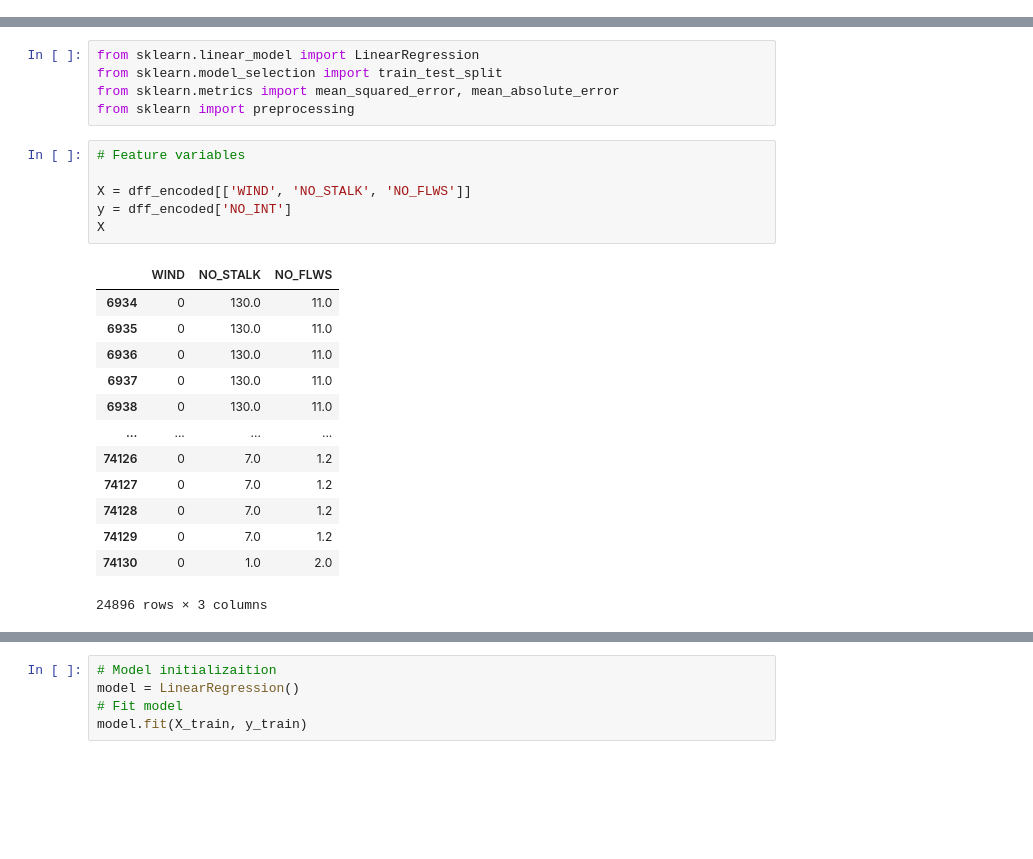
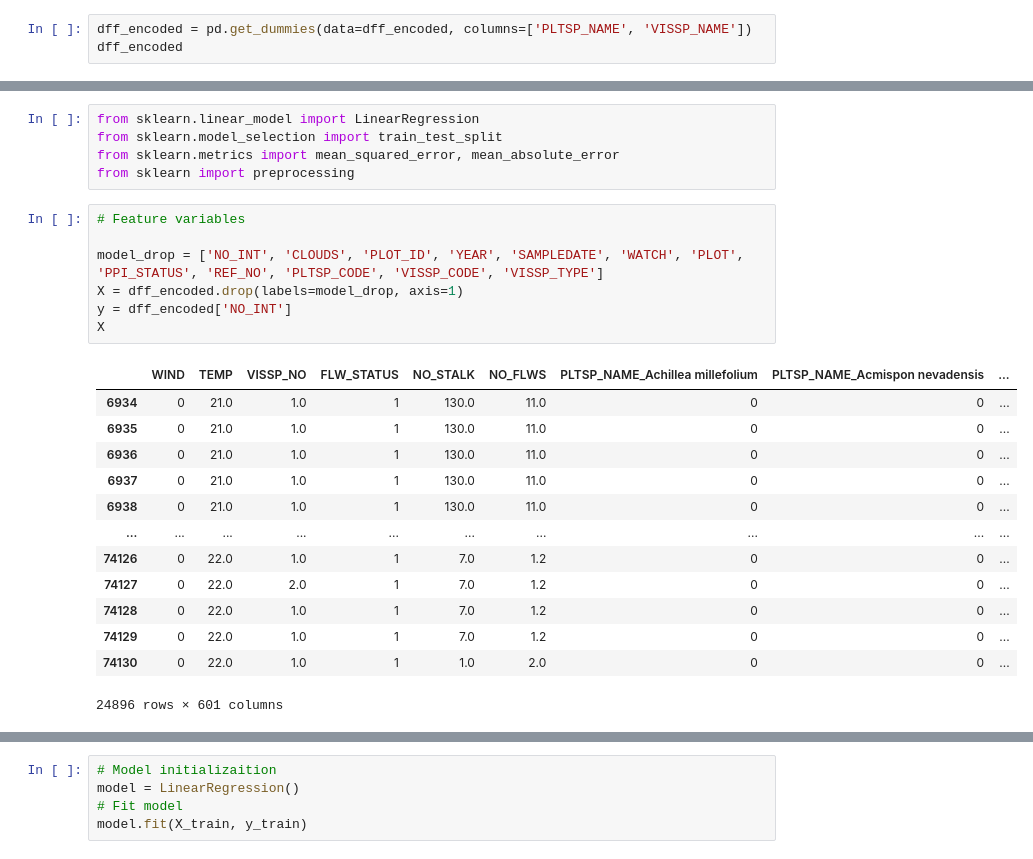
Before and after one commit to AlexandreSeb97/data200-fall22, a Jupyter notebook: analysis.ipynb, the cells around one changed output, grey strips where cells are left out. Drawn from its saved outputs; the diff is of its cells as text; blank space fills up the shorter version.

```diff
--- a/analysis.ipynb
+++ b/analysis.ipynb
@@ -360,0 +363,3 @@ plt.show()
+# %%
+dff_encoded = pd.get_dummies(data=dff_encoded, columns=['PLTSP_NAME', 'VISSP_NAME'])
+dff_encoded
@@ -372,23 +391,24 @@ from sklearn import preprocessing
 # %%
 # Feature variables
 
-X = dff_encoded[['WIND', 'NO_STALK', 'NO_FLWS']]
+model_drop = ['NO_INT', 'CLOUDS', 'PLOT_ID', 'YEAR', 'SAMPLEDATE', 'WATCH', 'PLOT', 'PPI_STATUS', 'REF_NO', 'PLTSP_CODE', 'VISSP_CODE', 'VISSP_TYPE']
+X = dff_encoded.drop(labels=model_drop, axis=1)
 y = dff_encoded['NO_INT']
 X
 # %% [output]
-|  | WIND | NO_STALK | NO_FLWS |
-| 6934 | 0 | 130.0 | 11.0 |
-| 6935 | 0 | 130.0 | 11.0 |
-| 6936 | 0 | 130.0 | 11.0 |
-| 6937 | 0 | 130.0 | 11.0 |
-| 6938 | 0 | 130.0 | 11.0 |
-| ... | ... | ... | ... |
-| 74126 | 0 | 7.0 | 1.2 |
-| 74127 | 0 | 7.0 | 1.2 |
-| 74128 | 0 | 7.0 | 1.2 |
-| 74129 | 0 | 7.0 | 1.2 |
-| 74130 | 0 | 1.0 | 2.0 |
+|  | WIND | TEMP | VISSP_NO | FLW_STATUS | NO_STALK | NO_FLWS | PLTSP_NAME_Achillea millefolium | PLTSP_NAME_Acmispon nevadensis | ... |
+| 6934 | 0 | 21.0 | 1.0 | 1 | 130.0 | 11.0 | 0 | 0 | ... |
+| 6935 | 0 | 21.0 | 1.0 | 1 | 130.0 | 11.0 | 0 | 0 | ... |
+| 6936 | 0 | 21.0 | 1.0 | 1 | 130.0 | 11.0 | 0 | 0 | ... |
+| 6937 | 0 | 21.0 | 1.0 | 1 | 130.0 | 11.0 | 0 | 0 | ... |
+| 6938 | 0 | 21.0 | 1.0 | 1 | 130.0 | 11.0 | 0 | 0 | ... |
+| ... | ... | ... | ... | ... | ... | ... | ... | ... | ... |
+| 74126 | 0 | 22.0 | 1.0 | 1 | 7.0 | 1.2 | 0 | 0 | ... |
+| 74127 | 0 | 22.0 | 2.0 | 1 | 7.0 | 1.2 | 0 | 0 | ... |
+| 74128 | 0 | 22.0 | 1.0 | 1 | 7.0 | 1.2 | 0 | 0 | ... |
+| 74129 | 0 | 22.0 | 1.0 | 1 | 7.0 | 1.2 | 0 | 0 | ... |
+| 74130 | 0 | 22.0 | 1.0 | 1 | 1.0 | 2.0 | 0 | 0 | ... |
-24896 rows × 3 columns
+24896 rows × 601 columns
 # %%
 # Train/Test split
 
```
Also changed, not shown: parts of 7 cells of this notebook, 3 other files.
